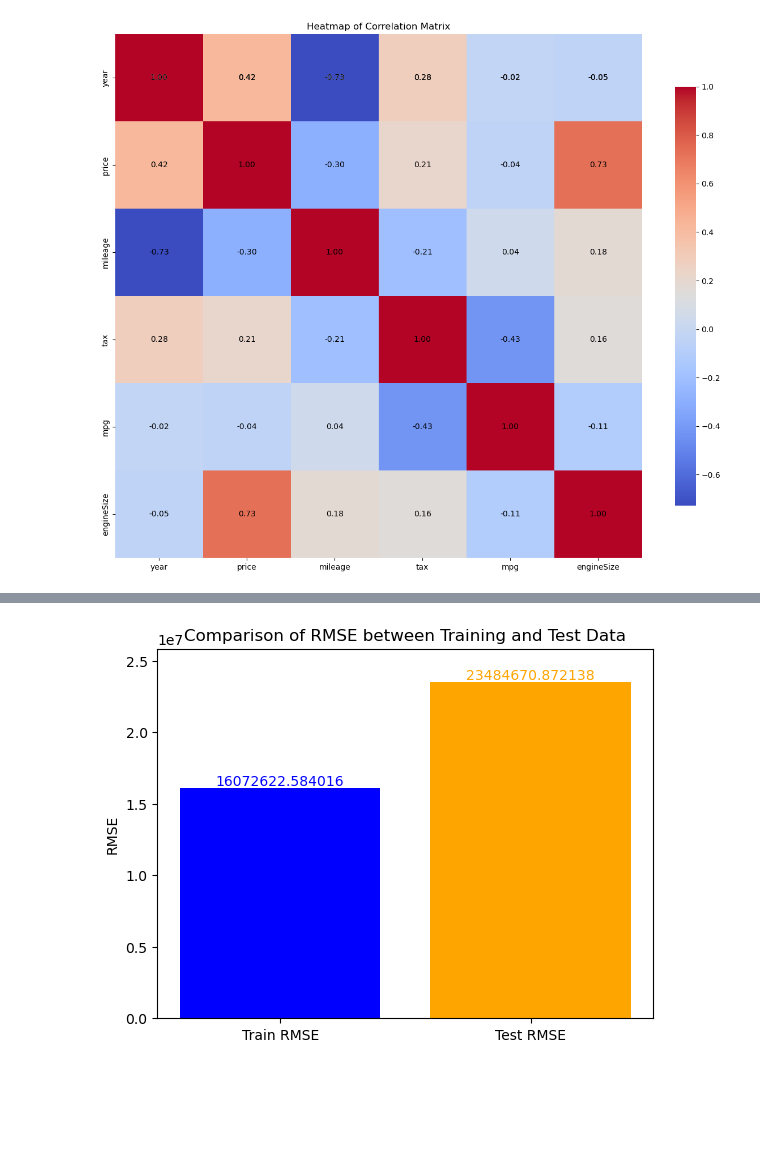
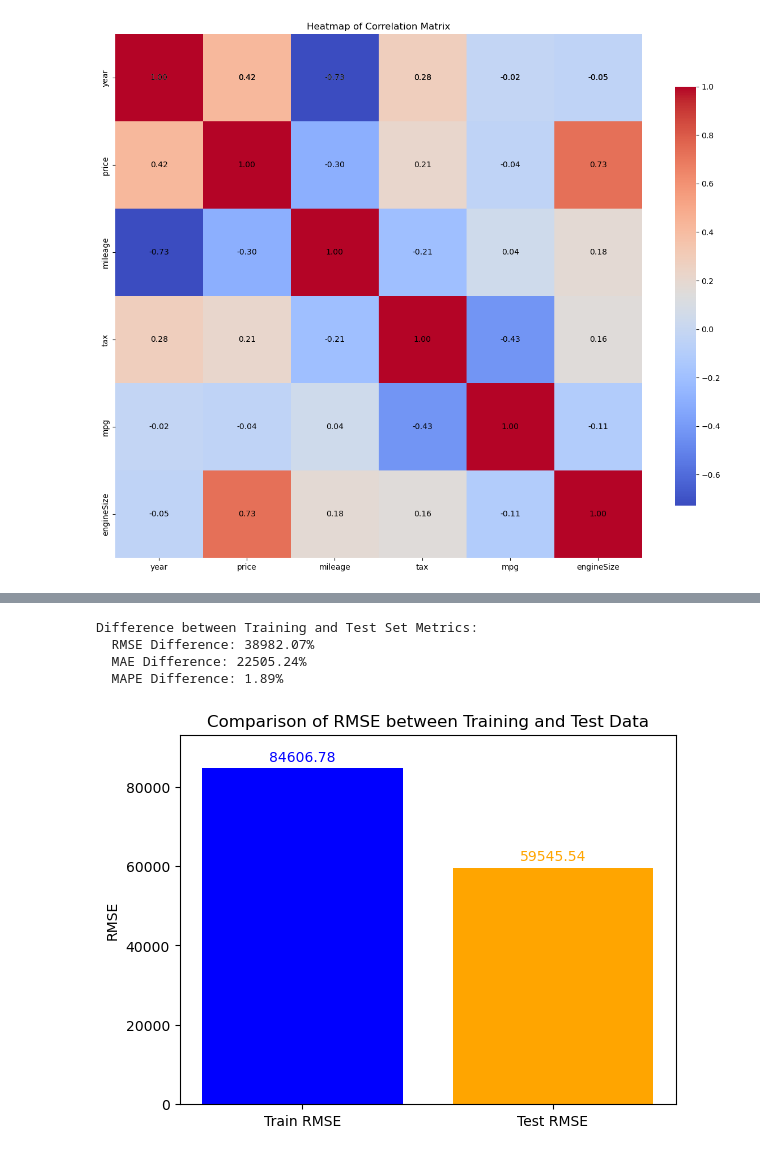
Before and after one commit to ApprilAgt/estimasi-mobil-bekas-toyota, a Jupyter notebook: UsedCarRF.ipynb, the cells around one changed output, grey strips where cells are left out. Saved outputs shown, nothing was run; the diff lists cells and outputs as text; code cells hidden in the pictures; blank space fills up the shorter version.

```diff
--- a/UsedCarRF.ipynb
+++ b/UsedCarRF.ipynb
@@ -240,21 +379,41 @@ Test R^2 Score: 96.40996881997161 %
+# %%
+# Menghitung selisih RMSE antara training dan test set
+rmse_diff = test_rmse - train_rmse
+
+# Menghitung selisih MAE antara training dan test set
+mae_diff = test_mae - train_mae
+
+# Menghitung selisih MAPE antara training dan test set
+mape_diff = test_mape - train_mape
+
+# Menampilkan selisih
+print("Difference between Training and Test Set Metrics:")
+print(f"  RMSE Difference: {rmse_diff:.2f}%")
+print(f"  MAE Difference: {mae_diff:.2f}%")
+print(f"  MAPE Difference: {mape_diff:.2f}%")
+# %% [output]
+Difference between Training and Test Set Metrics:
+  RMSE Difference: 38982.07%
+  MAE Difference: 22505.24%
+  MAPE Difference: 1.89%
 # %%
 # Menyiapkan nilai error untuk plot
-train_rmse = 16072622.584015956 # Nilai RMSE pelatihan
-test_rmse = 23484670.87213795 # Nilai RMSE uji
+train_rmse = 84606.78  # Nilai RMSE pelatihan
+test_rmse = 59545.54   # Nilai RMSE uji
 
 # Membuat label untuk plot
 labels = ['Train RMSE', 'Test RMSE']
 
 # Membuat plot
-plt.bar(['Train RMSE', 'Test RMSE'], [train_rmse, test_rmse], color=['blue', 'orange'])
-plt.text(0, train_rmse + 0.001, f"{train_rmse:.6f}", ha='center', va='bottom', color='blue')
-plt.text(1, test_rmse + 0.001, f"{test_rmse:.6f}", ha='center', va='bottom', color='orange')
+plt.bar(labels, [train_rmse, test_rmse], color=['blue', 'orange'])
+plt.text(0, train_rmse + 1000, f"{train_rmse:.2f}", ha='center', va='bottom', color='blue')
+plt.text(1, test_rmse + 1000, f"{test_rmse:.2f}", ha='center', va='bottom', color='orange')
 plt.title('Comparison of RMSE between Training and Test Data')
 plt.ylabel('RMSE')
 plt.ylim(0, max(train_rmse, test_rmse) * 1.1)
 plt.show()
 # %% [output]
-[figure, old version]
+[figure, new version]
 # %%
 # Menyimpan model terbaik
 with open('best_random_forest_model.sav', 'wb') as f:
```
Also changed, not shown: parts of 21 cells of this notebook.
